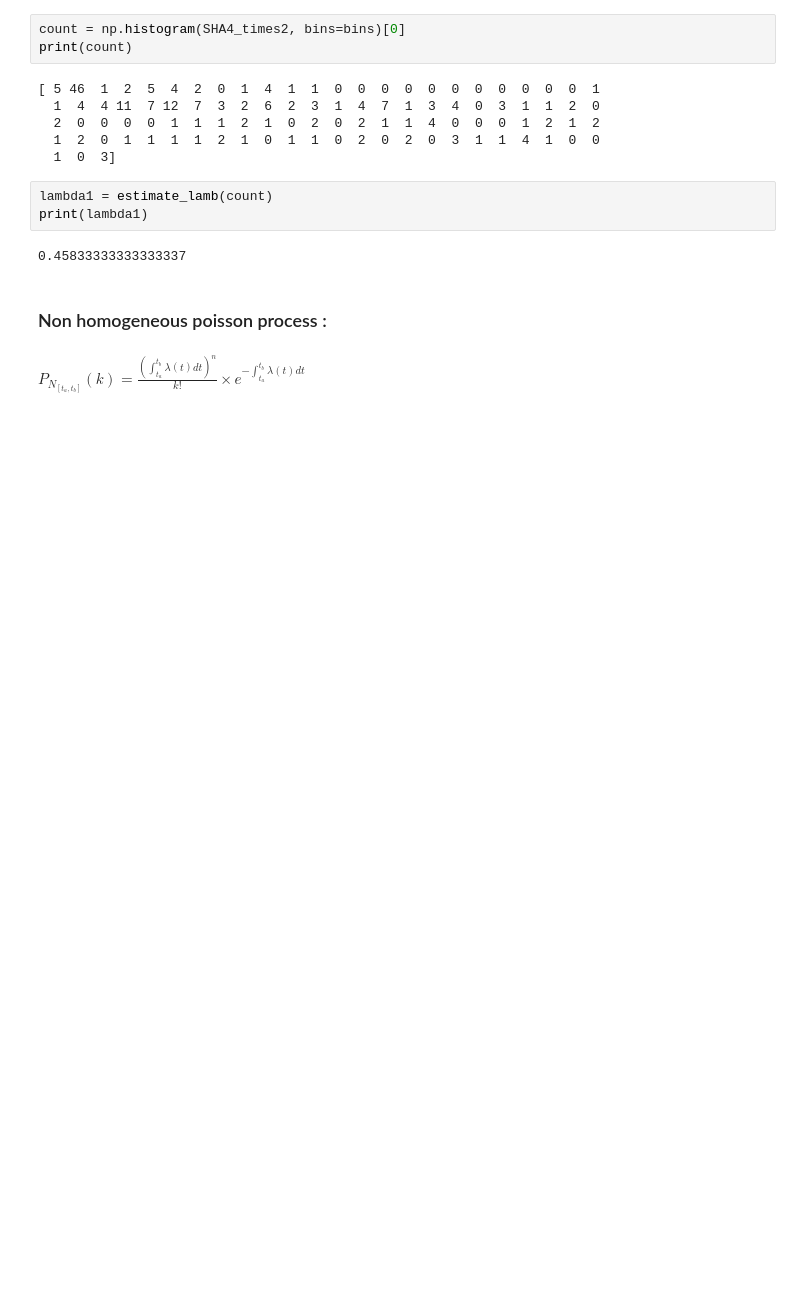
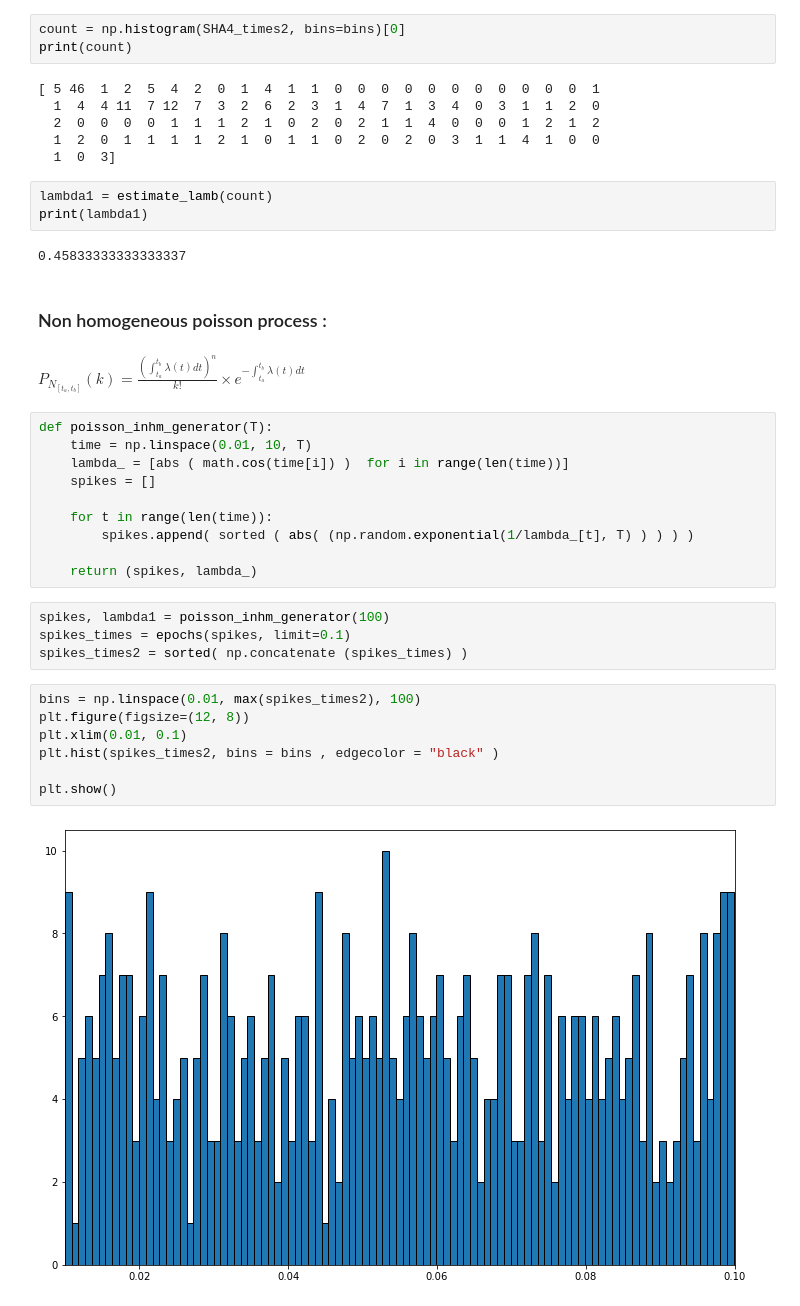
Before and after one commit to neonicoo/TPs-Stochastic-Processes, a Jupyter notebook: TP-Spike-trains-modeling-poisson-process.ipynb, the cells around one changed output. Saved outputs shown, nothing was run; the diff lists cells and outputs as text; blank space fills up the shorter version.

```diff
--- a/TP-Spike-trains-modeling-poisson-process.ipynb
+++ b/TP-Spike-trains-modeling-poisson-process.ipynb
@@ -153,3 +154,26 @@ print(lambda1)
 ### Non homogeneous poisson process :
 # %% [markdown]
 $ P_{N_{[t_a, t_b]} } (k) = \frac { \left(  \int_{t_a}^{t_b} \lambda (t) dt   \right) ^ n }{ k!} \times e ^{- \int_{t_a}^{t_b} \lambda (t) dt }$
+# %%
+def poisson_inhm_generator(T):
+    time = np.linspace(0.01, 10, T)
+    lambda_ = [abs ( math.cos(time[i]) )  for i in range(len(time))]
+    spikes = []
+
+    for t in range(len(time)):
+        spikes.append( sorted ( abs( (np.random.exponential(1/lambda_[t], T) ) ) ) )
+
+    return (spikes, lambda_)
+# %%
+spikes, lambda1 = poisson_inhm_generator(100)
+spikes_times = epochs(spikes, limit=0.1)
+spikes_times2 = sorted( np.concatenate (spikes_times) )
+# %%
+bins = np.linspace(0.01, max(spikes_times2), 100)
+plt.figure(figsize=(12, 8))
+plt.xlim(0.01, 0.1)
+plt.hist(spikes_times2, bins = bins , edgecolor = "black" )
+
+plt.show()
+# %% [output]
+[figure, added]
```
Also changed, not shown: parts of 6 cells of this notebook.
